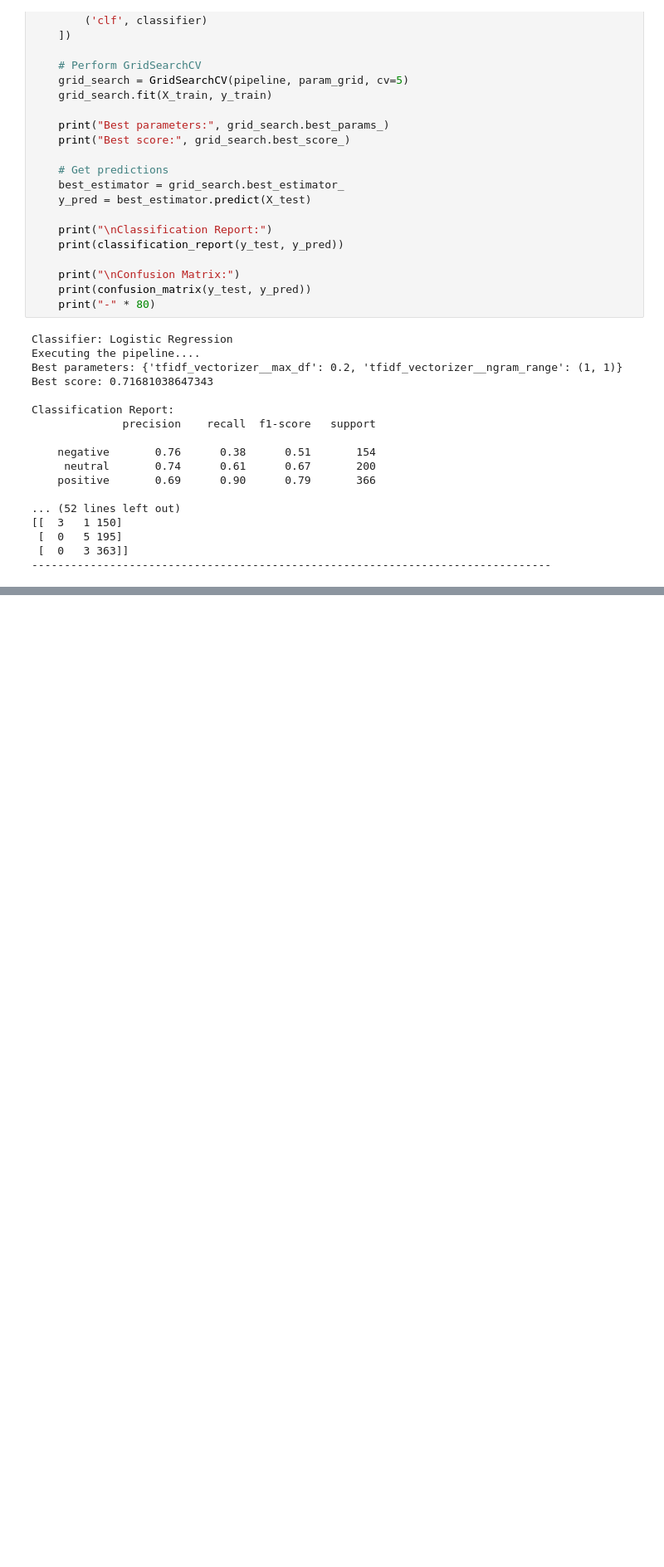
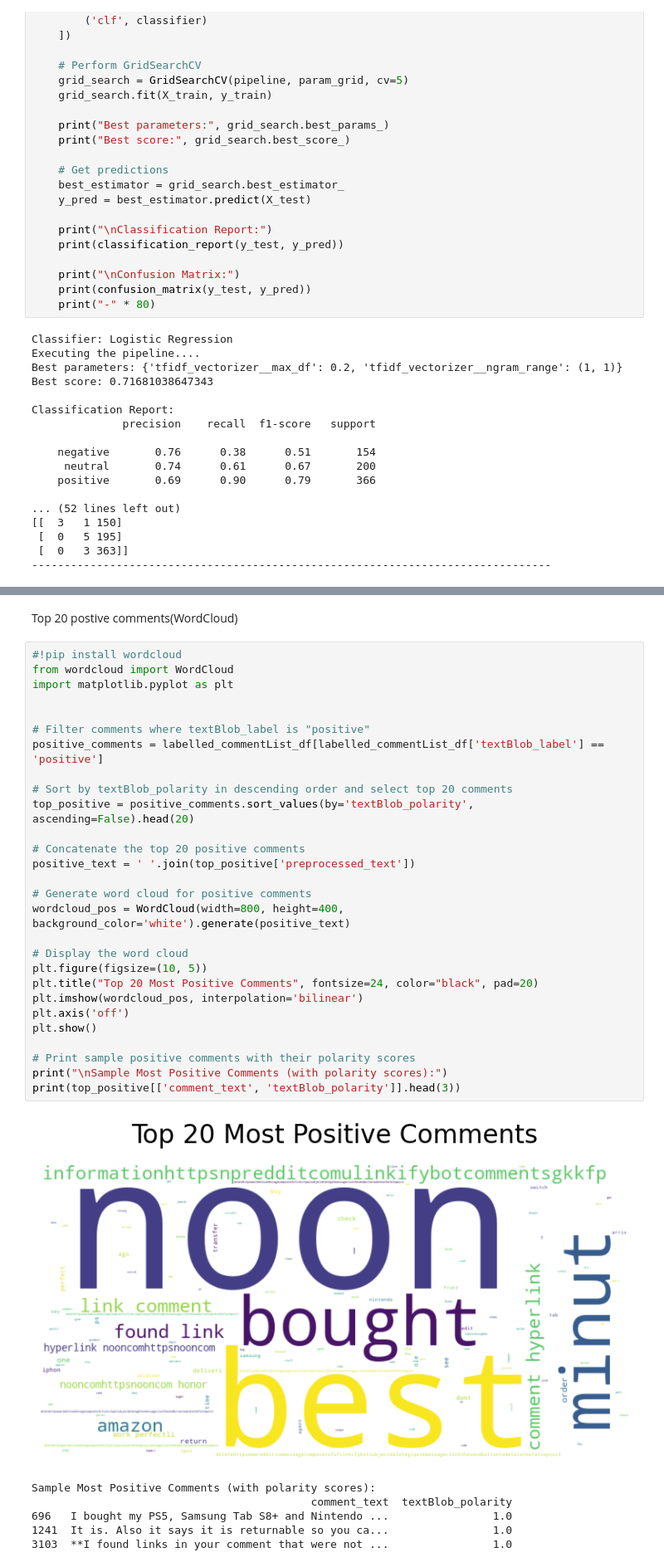
Before and after one commit to HWhr3000/F12AA_TextAnalystics, a Jupyter notebook: notebooks/F21AA_CW_Pratibha.ipynb, the cells around one changed output, grey strips where cells are left out. Shown at 83% size. Drawn from its saved outputs; the diff is of its cells as text; blank space fills up the shorter version.

```diff
--- a/notebooks/F21AA_CW_Pratibha.ipynb
+++ b/notebooks/F21AA_CW_Pratibha.ipynb
@@ -895,0 +962,37 @@ Classification Report:
+# %% [markdown]
+ Top 20 postive comments(WordCloud)
+# %%
+#!pip install wordcloud
+from wordcloud import WordCloud
+import matplotlib.pyplot as plt
+
+
+# Filter comments where textBlob_label is "positive"
+positive_comments = labelled_commentList_df[labelled_commentList_df['textBlob_label'] == 'positive']
+
+# Sort by textBlob_polarity in descending order and select top 20 comments
+top_positive = positive_comments.sort_values(by='textBlob_polarity', ascending=False).head(20)
+
+# Concatenate the top 20 positive comments
+positive_text = ' '.join(top_positive['preprocessed_text'])
+
+# Generate word cloud for positive comments
+wordcloud_pos = WordCloud(width=800, height=400, background_color='white').generate(positive_text)
+
+# Display the word cloud
+plt.figure(figsize=(10, 5))
+plt.title("Top 20 Most Positive Comments", fontsize=24, color="black", pad=20)
+plt.imshow(wordcloud_pos, interpolation='bilinear')
+plt.axis('off')
+plt.show()
+
+# Print sample positive comments with their polarity scores
+print("\nSample Most Positive Comments (with polarity scores):")
+print(top_positive[['comment_text', 'textBlob_polarity']].head(3))
+# %% [output]
+[figure, added]
+Sample Most Positive Comments (with polarity scores):
+                                           comment_text  textBlob_polarity
+696   I bought my PS5, Samsung Tab S8+ and Nintendo ...                1.0
+1241  It is. Also it says it is returnable so you ca...                1.0
+3103  **I found links in your comment that were not ...                1.0
```
Also changed, not shown: parts of 13 cells of this notebook, 1 other file.
